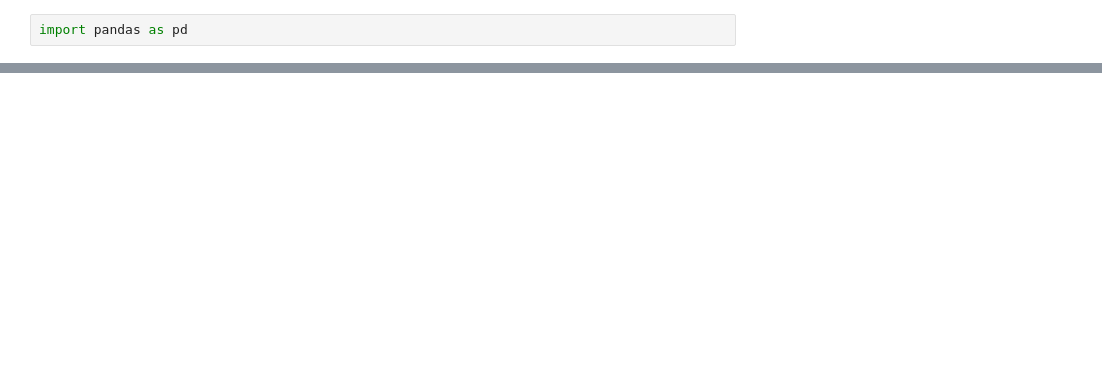
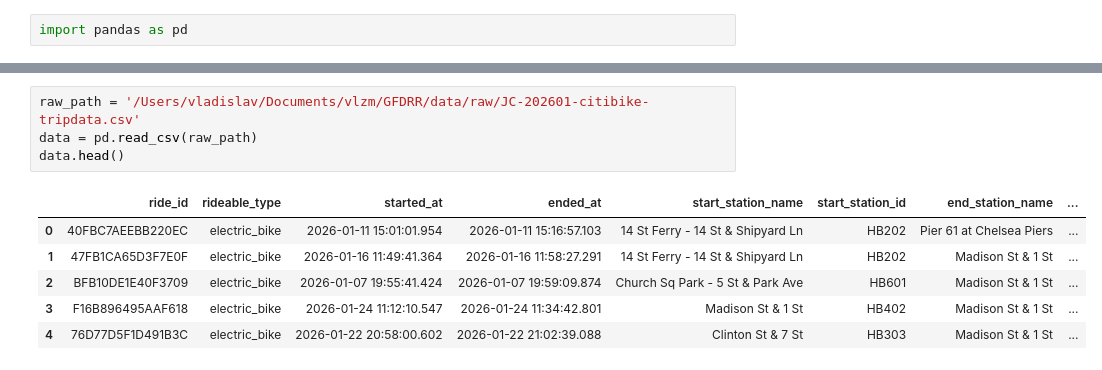
Before and after one commit to vlzm/GFDRR, a Jupyter notebook: notebooks/00_EDA.ipynb, the cells around one changed output, grey strips where cells are left out. Drawn from its saved outputs; the diff is of its cells as text; blank space fills up the shorter version.

```diff
--- a/notebooks/00_EDA.ipynb
+++ b/notebooks/00_EDA.ipynb
@@ -13,0 +14,11 @@ data.head()
+# %%
+raw_path = '/Users/vladislav/Documents/vlzm/GFDRR/data/raw/JC-202601-citibike-tripdata.csv'
+data = pd.read_csv(raw_path)
+data.head()
+# %% [output]
+|  | ride_id | rideable_type | started_at | ended_at | start_station_name | start_station_id | end_station_name | ... |
+| 0 | 40FBC7AEEBB220EC | electric_bike | 2026-01-11 15:01:01.954 | 2026-01-11 15:16:57.103 | 14 St Ferry - 14 St & Shipyard Ln | HB202 | Pier 61 at Chelsea Piers | ... |
+| 1 | 47FB1CA65D3F7E0F | electric_bike | 2026-01-16 11:49:41.364 | 2026-01-16 11:58:27.291 | 14 St Ferry - 14 St & Shipyard Ln | HB202 | Madison St & 1 St | ... |
+| 2 | BFB10DE1E40F3709 | electric_bike | 2026-01-07 19:55:41.424 | 2026-01-07 19:59:09.874 | Church Sq Park - 5 St & Park Ave | HB601 | Madison St & 1 St | ... |
+| 3 | F16B896495AAF618 | electric_bike | 2026-01-24 11:12:10.547 | 2026-01-24 11:34:42.801 | Madison St & 1 St | HB402 | Madison St & 1 St | ... |
+| 4 | 76D77D5F1D491B3C | electric_bike | 2026-01-22 20:58:00.602 | 2026-01-22 21:02:39.088 | Clinton St & 7 St | HB303 | Madison St & 1 St | ... |
```
Also changed, not shown: parts of 6 cells of this notebook.
